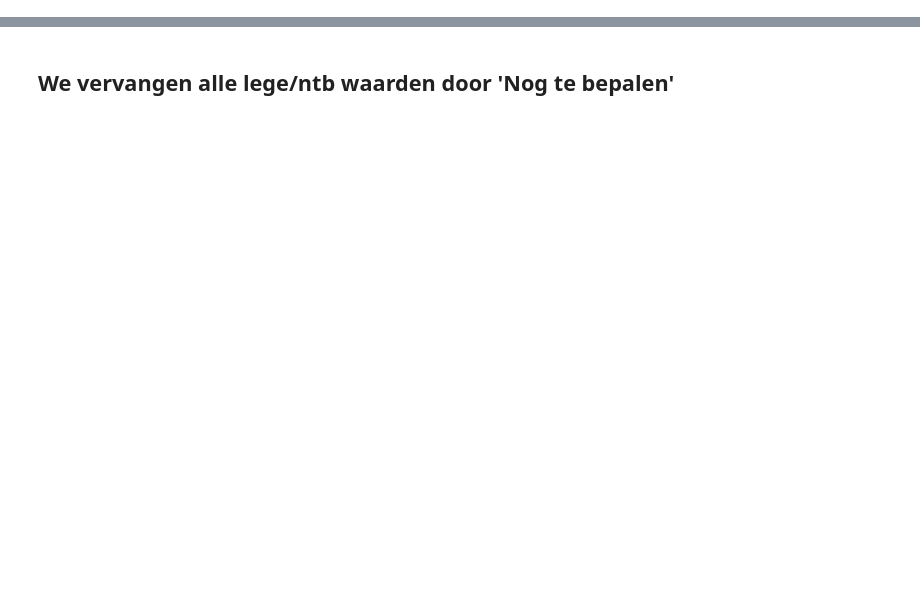
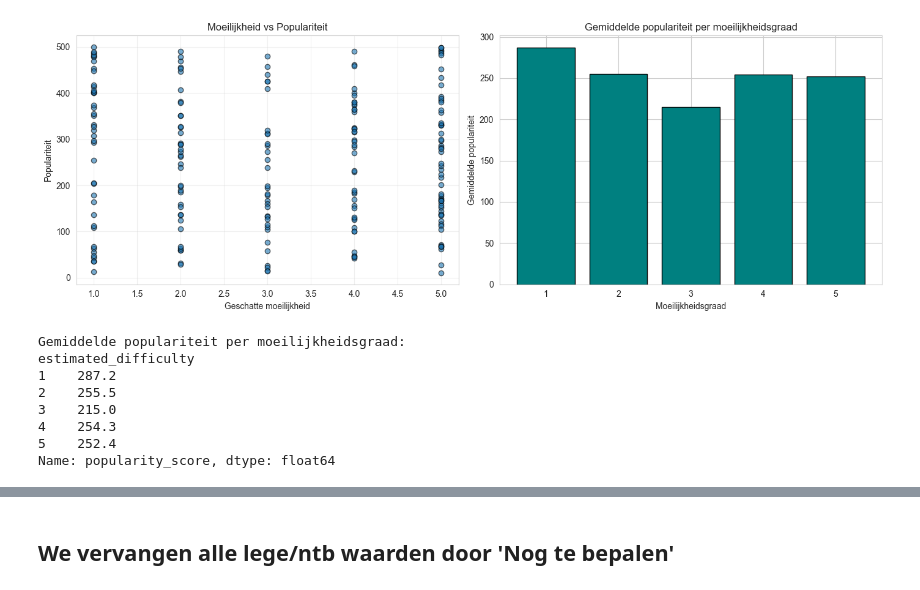
Before and after one commit to PlukZwaal/ATIx2.1_AI_Prototype, a Jupyter notebook: index.ipynb, the cells around one changed output, grey strips where cells are left out. Cells and saved outputs as stored; diff of their text form; code cells hidden in the pictures; blank space fills up the shorter version.

```diff
--- a/index.ipynb
+++ b/index.ipynb
@@ -41,0 +135,33 @@ Dataset geladen: 211 rijen, 20 kolommen
+# %%
+# Moeilijkheid vs Populariteit
+fig, axes = plt.subplots(1, 2, figsize=(14, 5))
+
+# Scatter plot
+axes[0].scatter(df['estimated_difficulty'], df['popularity_score'], alpha=0.6, edgecolor='black')
+axes[0].set_xlabel('Geschatte moeilijkheid')
+axes[0].set_ylabel('Populariteit')
+axes[0].set_title('Moeilijkheid vs Populariteit')
+axes[0].grid(alpha=0.3)
+
+# Gemiddelde populariteit per moeilijkheidsgraad
+pop_per_difficulty = df.groupby('estimated_difficulty')['popularity_score'].mean()
+axes[1].bar(pop_per_difficulty.index, pop_per_difficulty.values, color='teal', edgecolor='black')
+axes[1].set_xlabel('Moeilijkheidsgraad')
+axes[1].set_ylabel('Gemiddelde populariteit')
+axes[1].set_title('Gemiddelde populariteit per moeilijkheidsgraad')
+
+plt.tight_layout()
+plt.show()
+
+print("\nGemiddelde populariteit per moeilijkheidsgraad:")
+print(pop_per_difficulty.round(1))
+# %% [output]
+[figure, added]
+Gemiddelde populariteit per moeilijkheidsgraad:
+estimated_difficulty
+1    287.2
+2    255.5
+3    215.0
+4    254.3
+5    252.4
+Name: popularity_score, dtype: float64
```
Also changed, not shown: parts of 10 cells of this notebook.
